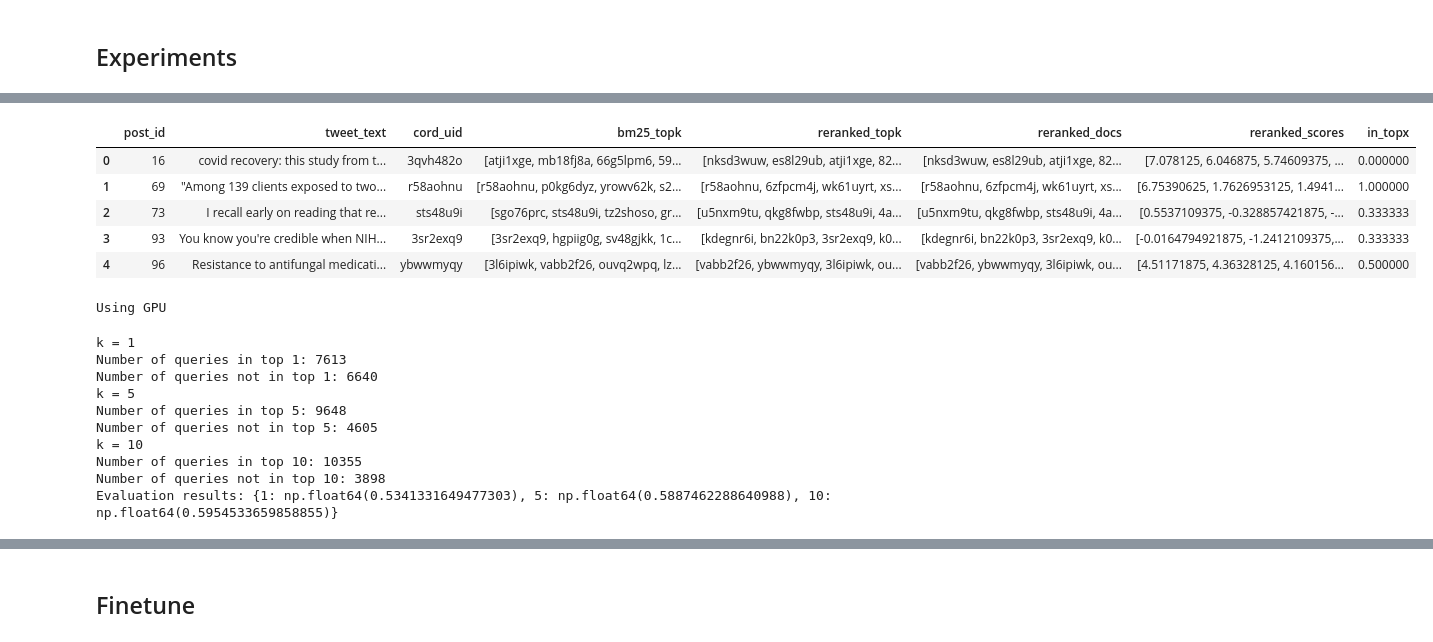
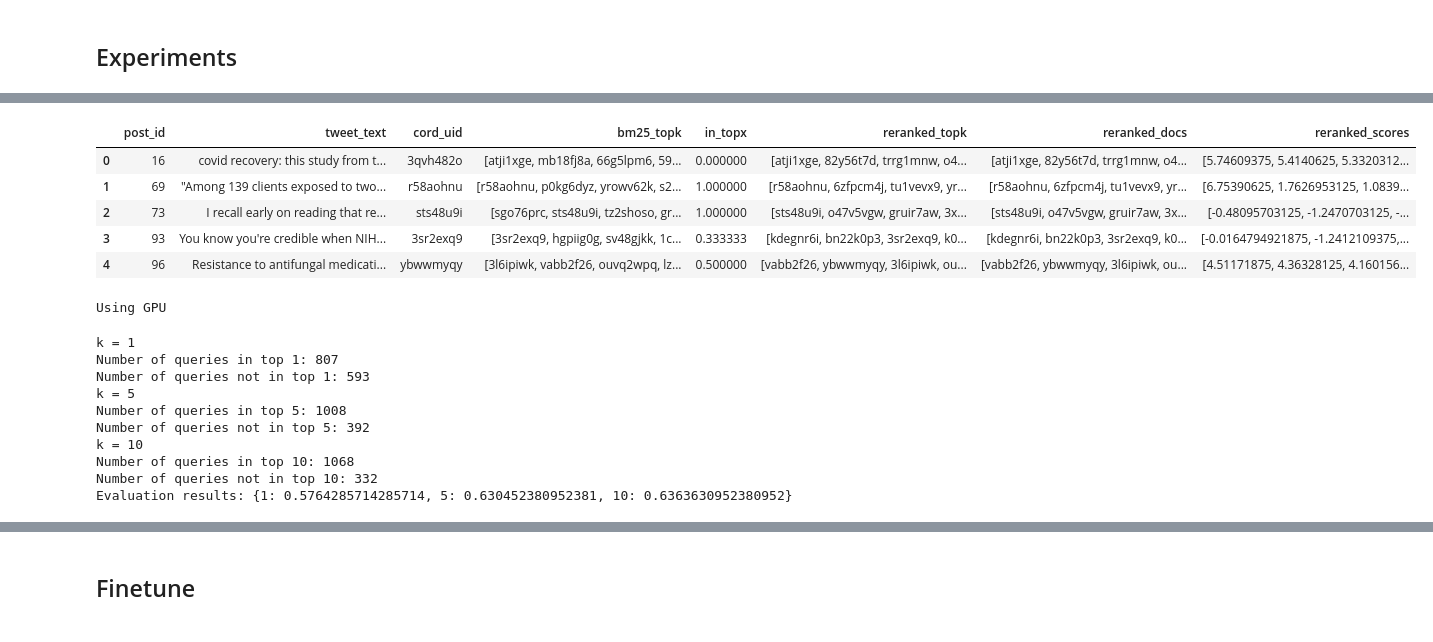
Before and after one commit to AIR25-CheckThat-Group1/CheckThat-ScientificClaimSourceRetrieval, a Jupyter notebook: reranking.ipynb, the cells around one changed output, grey strips where cells are left out. Drawn from its saved outputs; the diff is of its cells as text; code cells hidden in the pictures.

```diff
--- a/reranking.ipynb
+++ b/reranking.ipynb
@@ -316,27 +320,27 @@ Evaluation results: {1: np.float64(0.5218550480600576), 5: np.float64(0.57853200
 # %%
-df_query_dev_single = experiment_single_bm25(df_collection, df_query_combined, stemmer=stemmer, k=100)
+df_query_dev_single = experiment_single_bm25(df_collection, df_query_dev, stemmer=stemmer, k=30)
 display(df_query_dev_single.head(5))
-model_name = "cross-encoder/ms-marco-MiniLM-L12-v2"
+model_name = "cross-encoder/ms-marco-MiniLM-L6-v2"
 tokenizer, model = initialize_reranker(model_name)
 df_query = rerank_with_alibaba(df_query_dev_single, df_collection, tokenizer, model, k=10, batch_size=100)
-df_query.to_parquet("data/reranked_results_miniLM.parquet")
+df_query.to_parquet("data/reranked_results_miniLM6.parquet")
 results = evaluate_reranked_results(df_query)
 print(f"Evaluation results: {results}")
 # %% [output]
-|  | post_id | tweet_text | cord_uid | bm25_topk | reranked_topk | reranked_docs | reranked_scores | in_topx |
-| 0 | 16 | covid recovery: this study from t... | 3qvh482o | [atji1xge, mb18fj8a, 66g5lpm6, 59... | [nksd3wuw, es8l29ub, atji1xge, 82... | [nksd3wuw, es8l29ub, atji1xge, 82... | [7.078125, 6.046875, 5.74609375, ... | 0.000000 |
-| 1 | 69 | "Among 139 clients exposed to two... | r58aohnu | [r58aohnu, p0kg6dyz, yrowv62k, s2... | [r58aohnu, 6zfpcm4j, wk61uyrt, xs... | [r58aohnu, 6zfpcm4j, wk61uyrt, xs... | [6.75390625, 1.7626953125, 1.4941... | 1.000000 |
-| 2 | 73 | I recall early on reading that re... | sts48u9i | [sgo76prc, sts48u9i, tz2shoso, gr... | [u5nxm9tu, qkg8fwbp, sts48u9i, 4a... | [u5nxm9tu, qkg8fwbp, sts48u9i, 4a... | [0.5537109375, -0.328857421875, -... | 0.333333 |
-| 3 | 93 | You know you're credible when NIH... | 3sr2exq9 | [3sr2exq9, hgpiig0g, sv48gjkk, 1c... | [kdegnr6i, bn22k0p3, 3sr2exq9, k0... | [kdegnr6i, bn22k0p3, 3sr2exq9, k0... | [-0.0164794921875, -1.2412109375,... | 0.333333 |
-| 4 | 96 | Resistance to antifungal medicati... | ybwwmyqy | [3l6ipiwk, vabb2f26, ouvq2wpq, lz... | [vabb2f26, ybwwmyqy, 3l6ipiwk, ou... | [vabb2f26, ybwwmyqy, 3l6ipiwk, ou... | [4.51171875, 4.36328125, 4.160156... | 0.500000 |
+|  | post_id | tweet_text | cord_uid | bm25_topk | in_topx | reranked_topk | reranked_docs | reranked_scores |
+| 0 | 16 | covid recovery: this study from t... | 3qvh482o | [atji1xge, mb18fj8a, 66g5lpm6, 59... | 0.000000 | [atji1xge, 82y56t7d, trrg1mnw, o4... | [atji1xge, 82y56t7d, trrg1mnw, o4... | [5.74609375, 5.4140625, 5.3320312... |
+| 1 | 69 | "Among 139 clients exposed to two... | r58aohnu | [r58aohnu, p0kg6dyz, yrowv62k, s2... | 1.000000 | [r58aohnu, 6zfpcm4j, tu1vevx9, yr... | [r58aohnu, 6zfpcm4j, tu1vevx9, yr... | [6.75390625, 1.7626953125, 1.0839... |
+| 2 | 73 | I recall early on reading that re... | sts48u9i | [sgo76prc, sts48u9i, tz2shoso, gr... | 1.000000 | [sts48u9i, o47v5vgw, gruir7aw, 3x... | [sts48u9i, o47v5vgw, gruir7aw, 3x... | [-0.48095703125, -1.2470703125, -... |
+| 3 | 93 | You know you're credible when NIH... | 3sr2exq9 | [3sr2exq9, hgpiig0g, sv48gjkk, 1c... | 0.333333 | [kdegnr6i, bn22k0p3, 3sr2exq9, k0... | [kdegnr6i, bn22k0p3, 3sr2exq9, k0... | [-0.0164794921875, -1.2412109375,... |
+| 4 | 96 | Resistance to antifungal medicati... | ybwwmyqy | [3l6ipiwk, vabb2f26, ouvq2wpq, lz... | 0.500000 | [vabb2f26, ybwwmyqy, 3l6ipiwk, ou... | [vabb2f26, ybwwmyqy, 3l6ipiwk, ou... | [4.51171875, 4.36328125, 4.160156... |
 Using GPU
 k = 1
-Number of queries in top 1: 7613
-Number of queries not in top 1: 6640
+Number of queries in top 1: 807
+Number of queries not in top 1: 593
 k = 5
-Number of queries in top 5: 9648
-Number of queries not in top 5: 4605
+Number of queries in top 5: 1008
+Number of queries not in top 5: 392
 k = 10
-Number of queries in top 10: 10355
-Number of queries not in top 10: 3898
-Evaluation results: {1: np.float64(0.5341331649477303), 5: np.float64(0.5887462288640988), 10: np.float64(0.5954533659858855)}
+Number of queries in top 10: 1068
+Number of queries not in top 10: 332
+Evaluation results: {1: 0.5764285714285714, 5: 0.630452380952381, 10: 0.6363630952380952}
```
Also changed, not shown: parts of 8 cells of this notebook, 7 other files.
